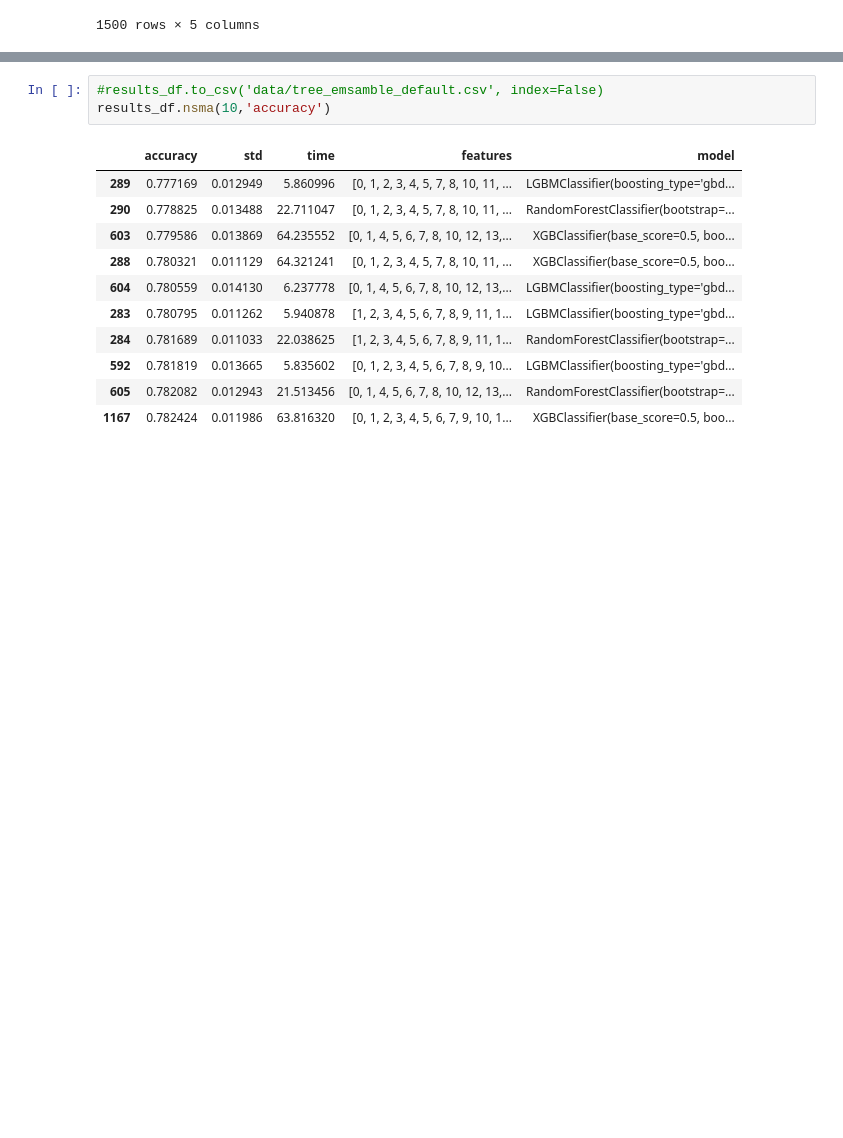
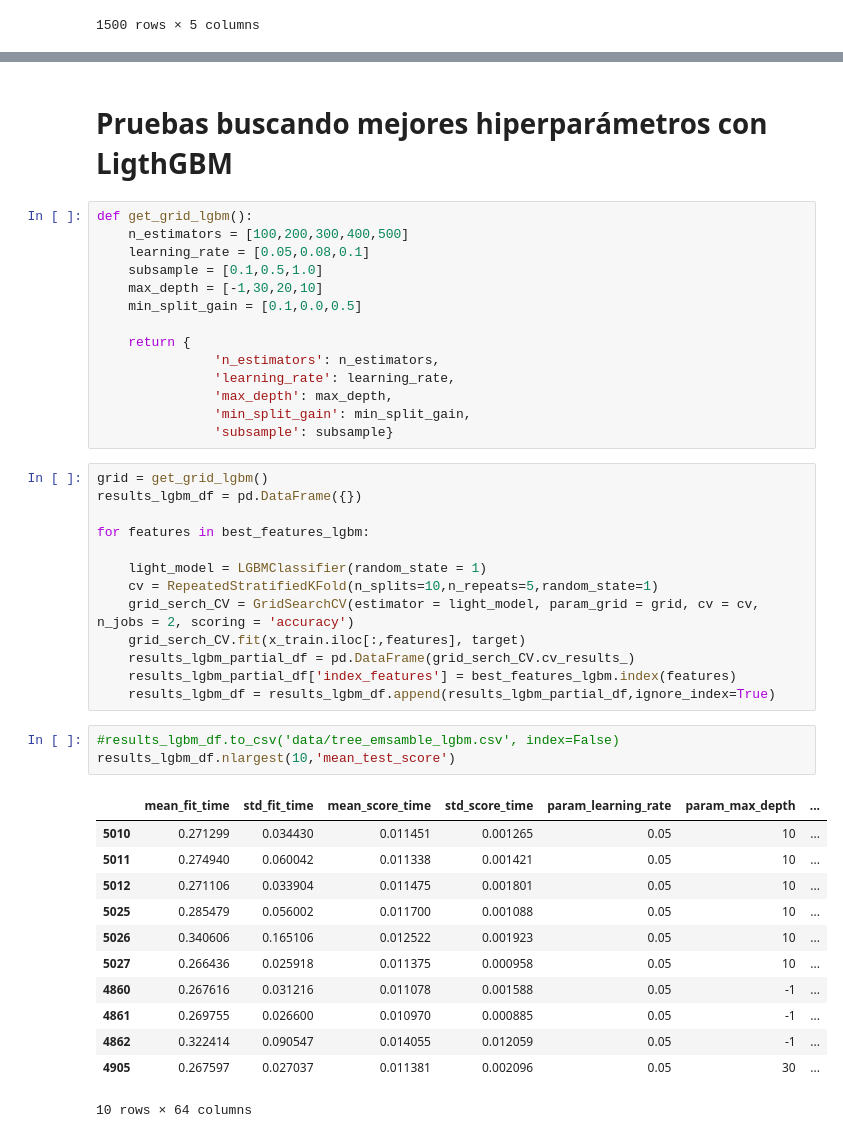
Before and after one commit to danielacarrero/orga-datos, a Jupyter notebook: TP2/tree ensamble/tree_ensamble.ipynb, the cells around one changed output, grey strips where cells are left out. Drawn from its saved outputs; the diff is of its cells as text; blank space fills up the shorter version.

Commit message:
tree ensamble 3

```diff
--- a/TP2/tree ensamble/tree_ensamble.ipynb
+++ b/TP2/tree ensamble/tree_ensamble.ipynb
@@ -96,15 +121,45 @@ results_df
+# %% [markdown]
+# Pruebas buscando mejores hiperparámetros con LigthGBM
+# %%
+def get_grid_lgbm():
+    n_estimators = [100,200,300,400,500]
+    learning_rate = [0.05,0.08,0.1]
+    subsample = [0.1,0.5,1.0]
+    max_depth = [-1,30,20,10]
+    min_split_gain = [0.1,0.0,0.5]
+
+    return {
+               'n_estimators': n_estimators,
+               'learning_rate': learning_rate,
+               'max_depth': max_depth,
+               'min_split_gain': min_split_gain,
+               'subsample': subsample}
+# %%
+grid = get_grid_lgbm()
+results_lgbm_df = pd.DataFrame({})
+
+for features in best_features_lgbm:
+
+    light_model = LGBMClassifier(random_state = 1)
+    cv = RepeatedStratifiedKFold(n_splits=10,n_repeats=5,random_state=1)
+    grid_serch_CV = GridSearchCV(estimator = light_model, param_grid = grid, cv = cv, n_jobs = 2, scoring = 'accuracy')
+    grid_serch_CV.fit(x_train.iloc[:,features], target)
+    results_lgbm_partial_df = pd.DataFrame(grid_serch_CV.cv_results_)
+    results_lgbm_partial_df['index_features'] = best_features_lgbm.index(features)
+    results_lgbm_df = results_lgbm_df.append(results_lgbm_partial_df,ignore_index=True)
 # %%
-#results_df.to_csv('data/tree_emsamble_default.csv', index=False)
-results_df.nsma(10,'accuracy')
+#results_lgbm_df.to_csv('data/tree_emsamble_lgbm.csv', index=False)
+results_lgbm_df.nlargest(10,'mean_test_score')
 # %% [output]
-|  | accuracy | std | time | features | model |
-| 289 | 0.777169 | 0.012949 | 5.860996 | [0, 1, 2, 3, 4, 5, 7, 8, 10, 11, ... | LGBMClassifier(boosting_type='gbd... |
-| 290 | 0.778825 | 0.013488 | 22.711047 | [0, 1, 2, 3, 4, 5, 7, 8, 10, 11, ... | RandomForestClassifier(bootstrap=... |
-| 603 | 0.779586 | 0.013869 | 64.235552 | [0, 1, 4, 5, 6, 7, 8, 10, 12, 13,... | XGBClassifier(base_score=0.5, boo... |
-| 288 | 0.780321 | 0.011129 | 64.321241 | [0, 1, 2, 3, 4, 5, 7, 8, 10, 11, ... | XGBClassifier(base_score=0.5, boo... |
-| 604 | 0.780559 | 0.014130 | 6.237778 | [0, 1, 4, 5, 6, 7, 8, 10, 12, 13,... | LGBMClassifier(boosting_type='gbd... |
-| 283 | 0.780795 | 0.011262 | 5.940878 | [1, 2, 3, 4, 5, 6, 7, 8, 9, 11, 1... | LGBMClassifier(boosting_type='gbd... |
-| 284 | 0.781689 | 0.011033 | 22.038625 | [1, 2, 3, 4, 5, 6, 7, 8, 9, 11, 1... | RandomForestClassifier(bootstrap=... |
-| 592 | 0.781819 | 0.013665 | 5.835602 | [0, 1, 2, 3, 4, 5, 6, 7, 8, 9, 10... | LGBMClassifier(boosting_type='gbd... |
-| 605 | 0.782082 | 0.012943 | 21.513456 | [0, 1, 4, 5, 6, 7, 8, 10, 12, 13,... | RandomForestClassifier(bootstrap=... |
-| 1167 | 0.782424 | 0.011986 | 63.816320 | [0, 1, 2, 3, 4, 5, 6, 7, 9, 10, 1... | XGBClassifier(base_score=0.5, boo... |
+|  | mean_fit_time | std_fit_time | mean_score_time | std_score_time | param_learning_rate | param_max_depth | ... |
+| 5010 | 0.271299 | 0.034430 | 0.011451 | 0.001265 | 0.05 | 10 | ... |
+| 5011 | 0.274940 | 0.060042 | 0.011338 | 0.001421 | 0.05 | 10 | ... |
+| 5012 | 0.271106 | 0.033904 | 0.011475 | 0.001801 | 0.05 | 10 | ... |
+| 5025 | 0.285479 | 0.056002 | 0.011700 | 0.001088 | 0.05 | 10 | ... |
+| 5026 | 0.340606 | 0.165106 | 0.012522 | 0.001923 | 0.05 | 10 | ... |
+| 5027 | 0.266436 | 0.025918 | 0.011375 | 0.000958 | 0.05 | 10 | ... |
+| 4860 | 0.267616 | 0.031216 | 0.011078 | 0.001588 | 0.05 | -1 | ... |
+| 4861 | 0.269755 | 0.026600 | 0.010970 | 0.000885 | 0.05 | -1 | ... |
+| 4862 | 0.322414 | 0.090547 | 0.014055 | 0.012059 | 0.05 | -1 | ... |
+| 4905 | 0.267597 | 0.027037 | 0.011381 | 0.002096 | 0.05 | 30 | ... |
+10 rows × 64 columns
```
Also changed, not shown: parts of 10 cells of this notebook.
